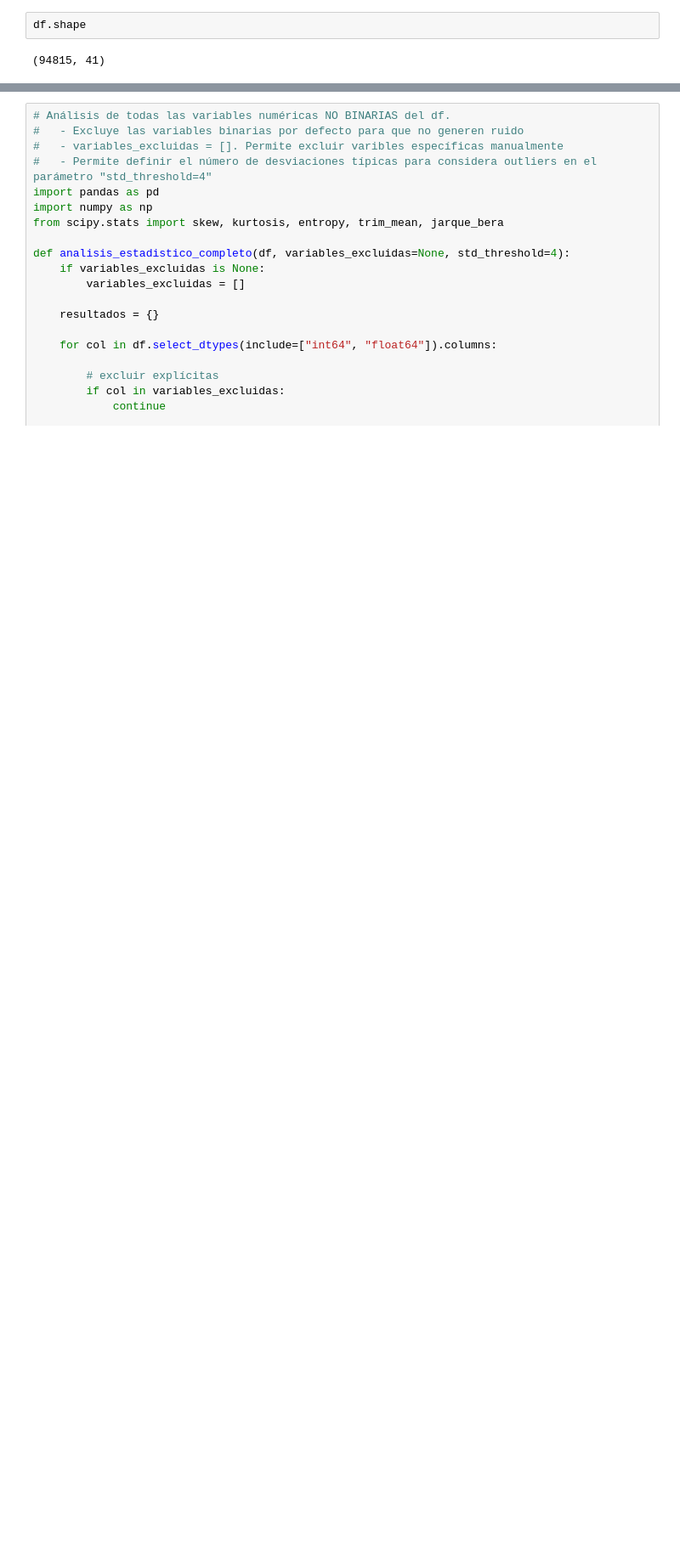
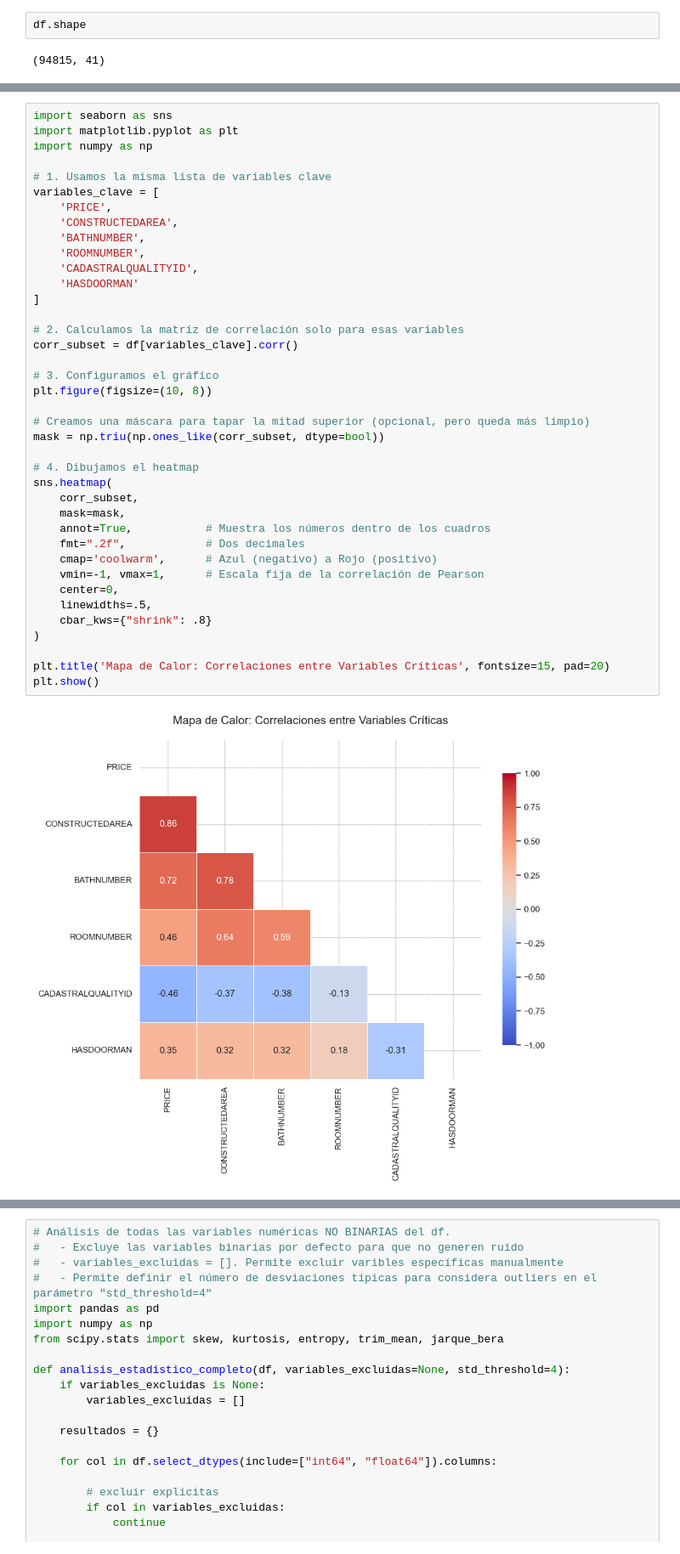
Before and after one commit to OscarFraile/EVOLVE, a Jupyter notebook: Raul_Navas_Estadistica/Notebooks/Practicas/Madrid_Sales.ipynb, the cells around one changed output, grey strips where cells are left out. Shown at 85% size. Cells and saved outputs as stored; diff of their text form; blank space fills up the shorter version.

```diff
--- a/Raul_Navas_Estadistica/Notebooks/Practicas/Madrid_Sales.ipynb
+++ b/Raul_Navas_Estadistica/Notebooks/Practicas/Madrid_Sales.ipynb
@@ -163,0 +184,41 @@ df.head()
+# %%
+import seaborn as sns
+import matplotlib.pyplot as plt
+import numpy as np
+
+# 1. Usamos la misma lista de variables clave
+variables_clave = [
+    'PRICE',
+    'CONSTRUCTEDAREA',
+    'BATHNUMBER',
+    'ROOMNUMBER',
+    'CADASTRALQUALITYID',
+    'HASDOORMAN'
+]
+
+# 2. Calculamos la matriz de correlación solo para esas variables
+corr_subset = df[variables_clave].corr()
+
+# 3. Configuramos el gráfico
+plt.figure(figsize=(10, 8))
+
+# Creamos una máscara para tapar la mitad superior (opcional, pero queda más limpio)
+mask = np.triu(np.ones_like(corr_subset, dtype=bool))
+
+# 4. Dibujamos el heatmap
+sns.heatmap(
+    corr_subset,
+    mask=mask,
+    annot=True,           # Muestra los números dentro de los cuadros
+    fmt=".2f",            # Dos decimales
+    cmap='coolwarm',      # Azul (negativo) a Rojo (positivo)
+    vmin=-1, vmax=1,      # Escala fija de la correlación de Pearson
+    center=0,
+    linewidths=.5,
+    cbar_kws={"shrink": .8}
+)
+
+plt.title('Mapa de Calor: Correlaciones entre Variables Críticas', fontsize=15, pad=20)
+plt.show()
+# %% [output]
+[figure, added]
```
Also changed, not shown: parts of 6 cells of this notebook, 1 other file.
